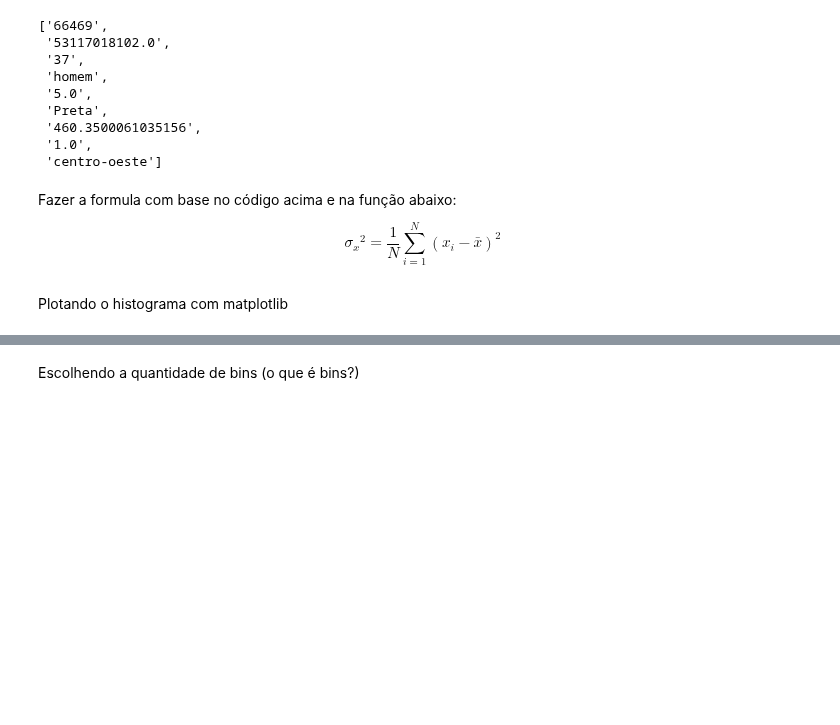
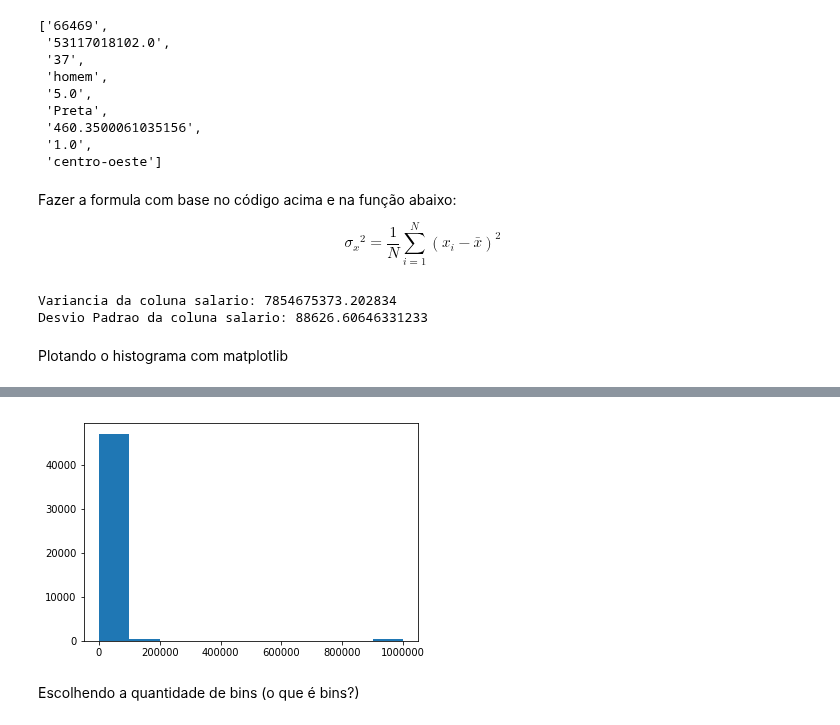
Before and after one commit to sn3fru/datascience_course, a Jupyter notebook: 1-analise-exploratória-basica/02-dispersão-e-associação/aula.ipynb, the cells around one changed output, grey strips where cells are left out. Drawn from its saved outputs; the diff is of its cells as text; code cells hidden in the pictures; blank space fills up the shorter version.

```diff
--- a/1-analise-exploratória-basica/02-dispersão-e-associação/aula.ipynb
+++ b/1-analise-exploratória-basica/02-dispersão-e-associação/aula.ipynb
@@ -105,26 +105,24 @@ Evidentemente o desvio pacrão e a variância fazem sentido para as variáveis q
 import csv
 lista_com_salarios = []
 lista_com_idades = list()
+lista_com_anos_de_estudos = []
 
 with open(r'data/data.csv', 'r') as data_csv:
     data = csv.reader(data_csv)
 
-    lista_exemplo = []
-    somatorio = 0
-    contador = 0
     for i, line in enumerate(data):
         if i>0:
             try: # para evitar os campos nulos
                 lista_com_idades.append(float(line[2]))
                 lista_com_salarios.append(float(line[6]))
-
-                somatorio +=  float(line[6]) # coluna 6 é a coluna de salario
-                contador += 1
+                lista_com_anos_de_estudos.append(float(line[4]))
             except:
                 pass
 
+def media(lista_valores):
+    return round(sum(lista_valores) / len(lista_valores), 2)
 
-media = round(somatorio/contador,2)
+media = media(lista_com_salarios)
 
 print(f'Média da coluna salario: {media}')
 # %% [output]
@@ -155,8 +159,15 @@ def calcula_variancia(lista_valores):
+# %%
+variancia, desvio_padrao = calcula_variancia_desvio_padrao(lista_com_salarios, media)
+print(f'Variancia da coluna salario: {variancia}')
+print(f'Desvio Padrao da coluna salario: {desvio_padrao}')
+# %% [output]
+Variancia da coluna salario: 7854675373.202834
+Desvio Padrao da coluna salario: 88626.60646331233
 # %% [markdown]
 Plotando o histograma com matplotlib
 # %%
 import matplotlib.pyplot as plt
 
-plt.hist(lista_com_salario)
+plt.hist(lista_com_salarios)
 plt.show()
 # %% [output]
@@ -164,3 +174,4 @@ plt.show()
+[figure, added]
 # %% [markdown]
 Escolhendo a quantidade de bins (o que é bins?)
 # %%
```
Also changed, not shown: parts of 10 cells of this notebook.
